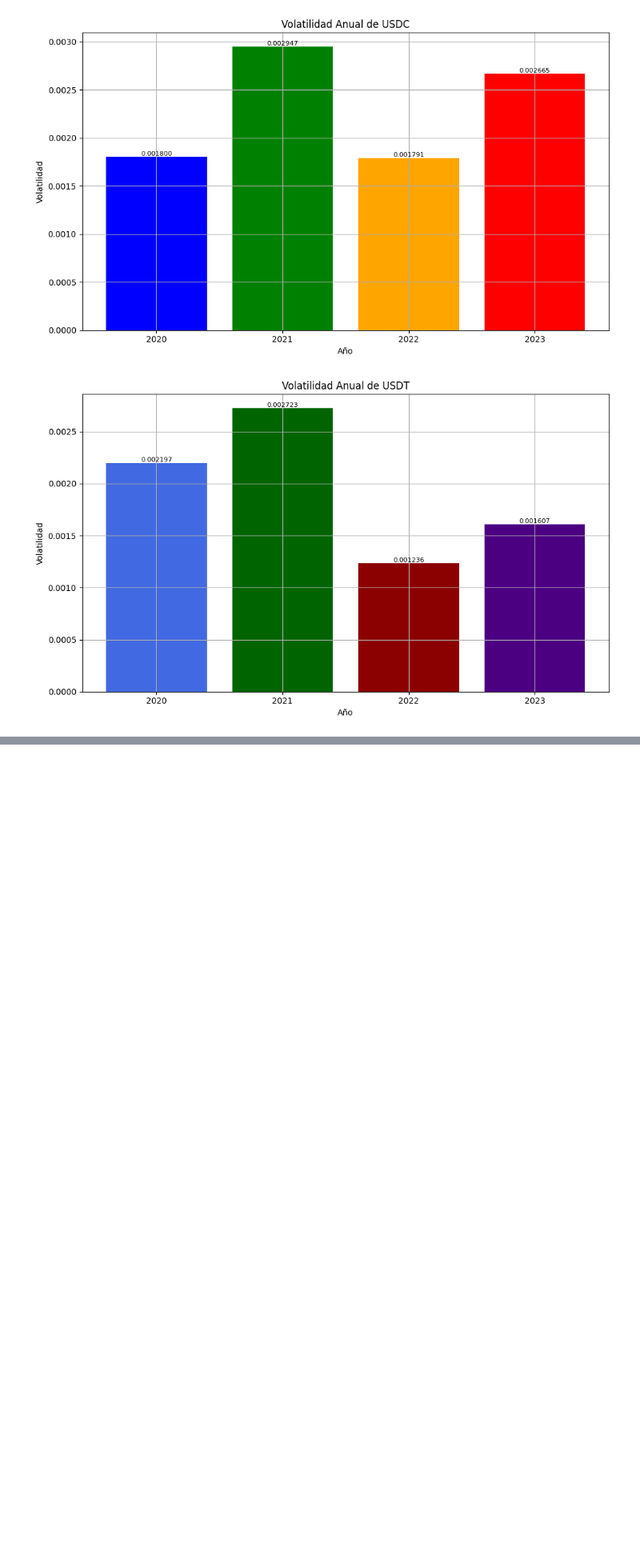
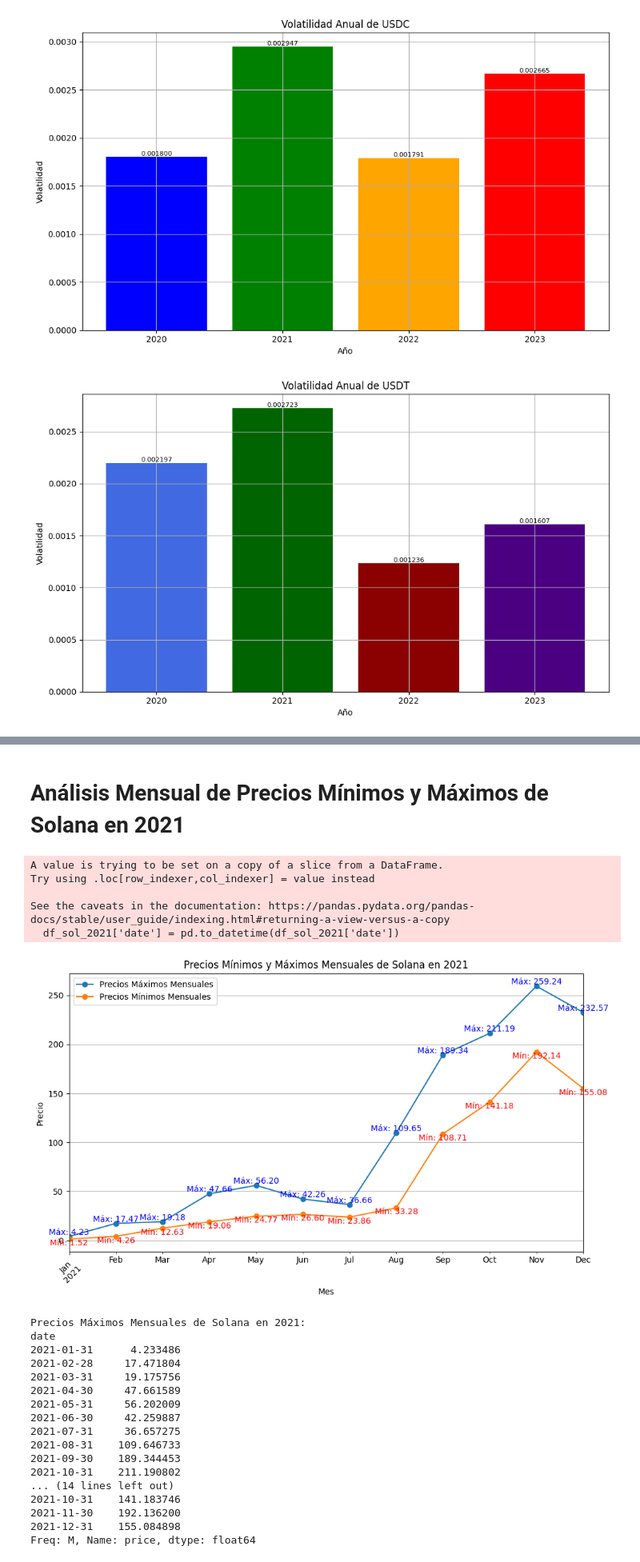
Before and after one commit to Bzetatuc/PI_2_Henry, a Jupyter notebook: EDA/eda.ipynb, the cells around one changed output, grey strips where cells are left out. Shown at 80% size. Cells and saved outputs as stored; diff of their text form; code cells hidden in the pictures; blank space fills up the shorter version.

```diff
--- a/EDA/eda.ipynb
+++ b/EDA/eda.ipynb
@@ -2156,0 +2339,67 @@ En resumen, estos gráficos de volatilidad proporcionan una representación cuan
+# %% [markdown]
+# Análisis Mensual de Precios Mínimos y Máximos de Solana en 2021
+# %%
+# Convertir la columna 'date' a tipo datetime
+df_sol_2021['date'] = pd.to_datetime(df_sol_2021['date'])
+
+# Establecer la columna 'date' como índice del DataFrame
+df_sol_2021.set_index('date', inplace=True)
+
+# Resample del DataFrame para obtener los precios máximos y mínimos mensuales
+df_monthly_max = df_sol_2021['price'].resample('M').max()
+df_monthly_min = df_sol_2021['price'].resample('M').min()
+
+# Crear el gráfico de los precios máximos y mínimos mensuales
+plt.figure(figsize=(10, 6))
+df_monthly_max.plot(kind='line', marker='o', label='Precios Máximos Mensuales')
+df_monthly_min.plot(kind='line', marker='o', label='Precios Mínimos Mensuales')
+plt.title('Precios Mínimos y Máximos Mensuales de Solana en 2021')
+plt.xlabel('Mes')
+plt.ylabel('Precio')
+plt.legend()
+plt.grid(True)
+
+# Agregar los precios máximos como etiquetas en el gráfico
+for date, price in df_monthly_max.items():
+    plt.text(date, price, f'Máx: {price:.2f}', ha='center', va='bottom', fontsize=10, color='blue')
+
+# Agregar los precios mínimos como etiquetas en el gráfico
+for date, price in df_monthly_min.items():
+    plt.text(date, price, f'Mín: {price:.2f}', ha='center', va='top', fontsize=10, color='red')
+
+# Rotar las etiquetas del eje x para una mejor legibilidad
+plt.xticks(rotation=45)
+
+plt.tight_layout()  # Ajustar el diseño para evitar superposiciones
+plt.show()
+
+# Imprimir los precios máximos y mínimos mensuales con las fechas correspondientes
+print("Precios Máximos Mensuales de Solana en 2021:")
+print(df_monthly_max)
+
+print("Precios Mínimos Mensuales de Solana en 2021:")
+print(df_monthly_min)
+# %% [output]
+A value is trying to be set on a copy of a slice from a DataFrame.
+Try using .loc[row_indexer,col_indexer] = value instead
+
+See the caveats in the documentation: https://pandas.pydata.org/pandas-docs/stable/user_guide/indexing.html#returning-a-view-versus-a-copy
+  df_sol_2021['date'] = pd.to_datetime(df_sol_2021['date'])
+[figure, added]
+Precios Máximos Mensuales de Solana en 2021:
+date
+2021-01-31      4.233486
+2021-02-28     17.471804
+2021-03-31     19.175756
+2021-04-30     47.661589
+2021-05-31     56.202009
+2021-06-30     42.259887
+2021-07-31     36.657275
+2021-08-31    109.646733
+2021-09-30    189.344453
+2021-10-31    211.190802
+... (14 lines left out)
+2021-10-31    141.183746
+2021-11-30    192.136200
+2021-12-31    155.084898
+Freq: M, Name: price, dtype: float64
```
Also changed, not shown: parts of 41 cells of this notebook, 32 other files.
